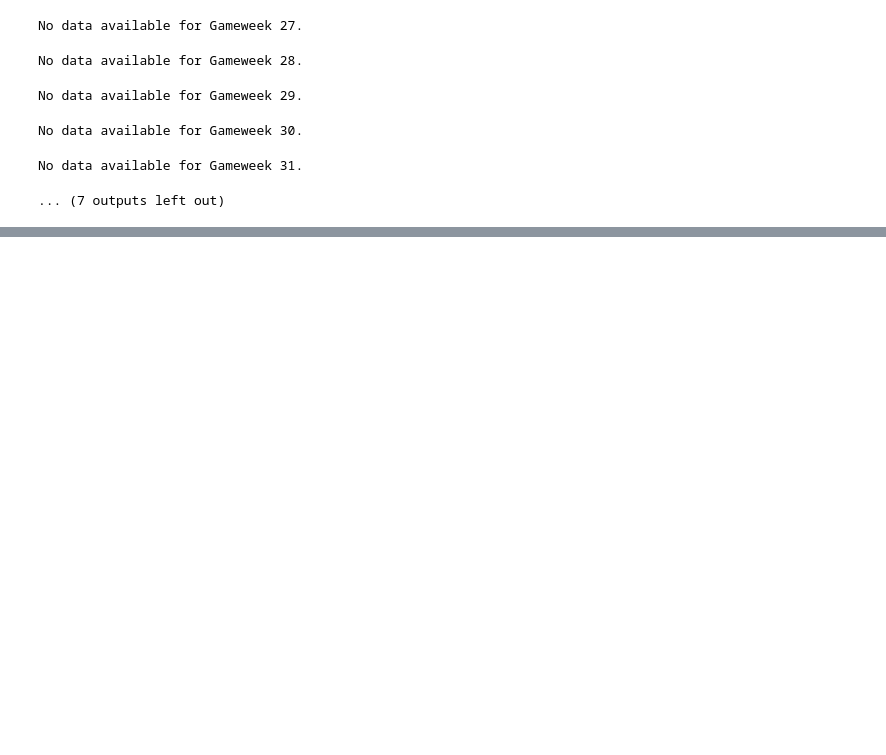
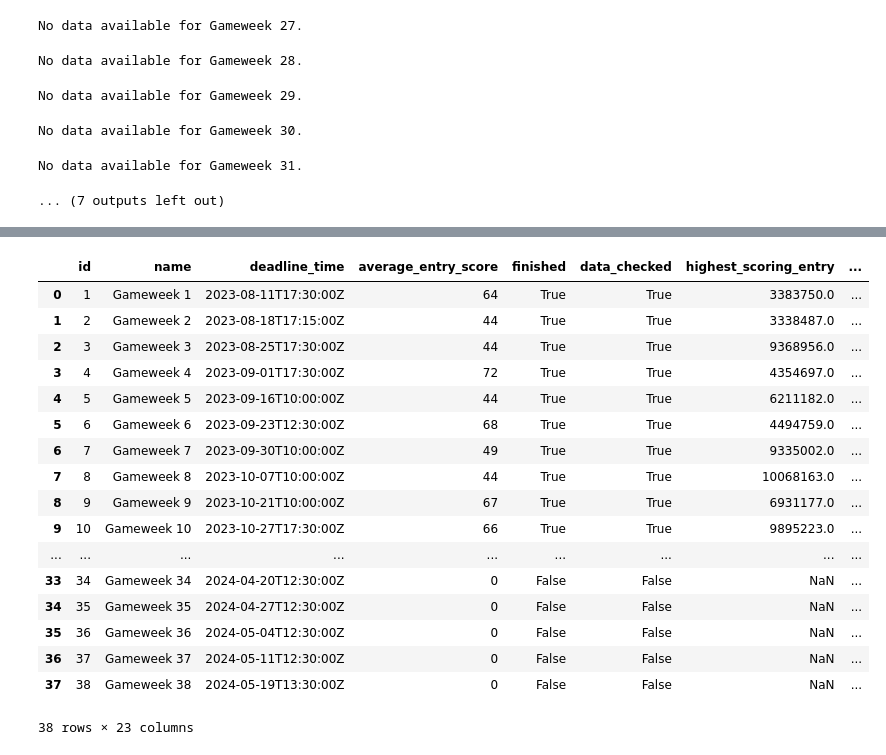
Before and after one commit to evgeni-g-georgiev/FPLproject, a Jupyter notebook: web_scraping.ipynb, the cells around one changed output, grey strips where cells are left out. Cells and saved outputs as stored; diff of their text form; code cells hidden in the pictures; blank space fills up the shorter version.

```diff
--- a/web_scraping.ipynb
+++ b/web_scraping.ipynb
@@ -68,0 +247,21 @@ No data available for Gameweek 31.
+# %%
+gameweeks_df
+# %% [output]
+|  | id | name | deadline_time | average_entry_score | finished | data_checked | highest_scoring_entry | ... |
+| 0 | 1 | Gameweek 1 | 2023-08-11T17:30:00Z | 64 | True | True | 3383750.0 | ... |
+| 1 | 2 | Gameweek 2 | 2023-08-18T17:15:00Z | 44 | True | True | 3338487.0 | ... |
+| 2 | 3 | Gameweek 3 | 2023-08-25T17:30:00Z | 44 | True | True | 9368956.0 | ... |
+| 3 | 4 | Gameweek 4 | 2023-09-01T17:30:00Z | 72 | True | True | 4354697.0 | ... |
+| 4 | 5 | Gameweek 5 | 2023-09-16T10:00:00Z | 44 | True | True | 6211182.0 | ... |
+| 5 | 6 | Gameweek 6 | 2023-09-23T12:30:00Z | 68 | True | True | 4494759.0 | ... |
+| 6 | 7 | Gameweek 7 | 2023-09-30T10:00:00Z | 49 | True | True | 9335002.0 | ... |
+| 7 | 8 | Gameweek 8 | 2023-10-07T10:00:00Z | 44 | True | True | 10068163.0 | ... |
+| 8 | 9 | Gameweek 9 | 2023-10-21T10:00:00Z | 67 | True | True | 6931177.0 | ... |
+| 9 | 10 | Gameweek 10 | 2023-10-27T17:30:00Z | 66 | True | True | 9895223.0 | ... |
+| ... | ... | ... | ... | ... | ... | ... | ... | ... |
+| 33 | 34 | Gameweek 34 | 2024-04-20T12:30:00Z | 0 | False | False | NaN | ... |
+| 34 | 35 | Gameweek 35 | 2024-04-27T12:30:00Z | 0 | False | False | NaN | ... |
+| 35 | 36 | Gameweek 36 | 2024-05-04T12:30:00Z | 0 | False | False | NaN | ... |
+| 36 | 37 | Gameweek 37 | 2024-05-11T12:30:00Z | 0 | False | False | NaN | ... |
+| 37 | 38 | Gameweek 38 | 2024-05-19T13:30:00Z | 0 | False | False | NaN | ... |
+38 rows × 23 columns
```
Also changed, not shown: parts of 15 cells of this notebook.
